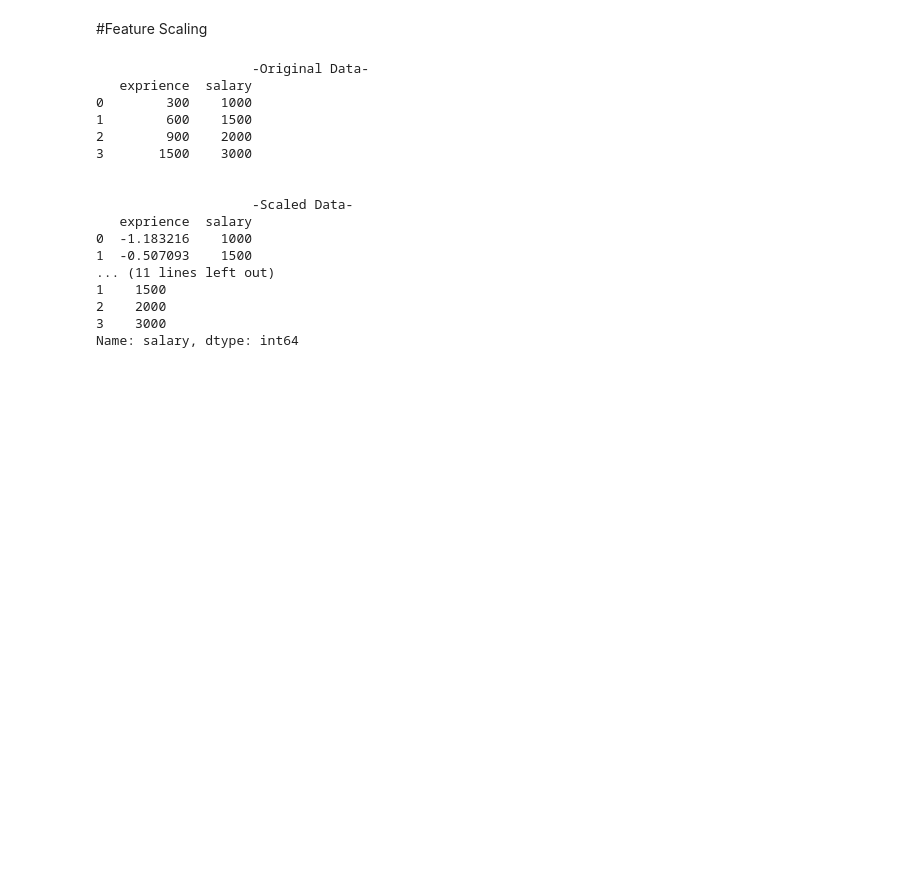
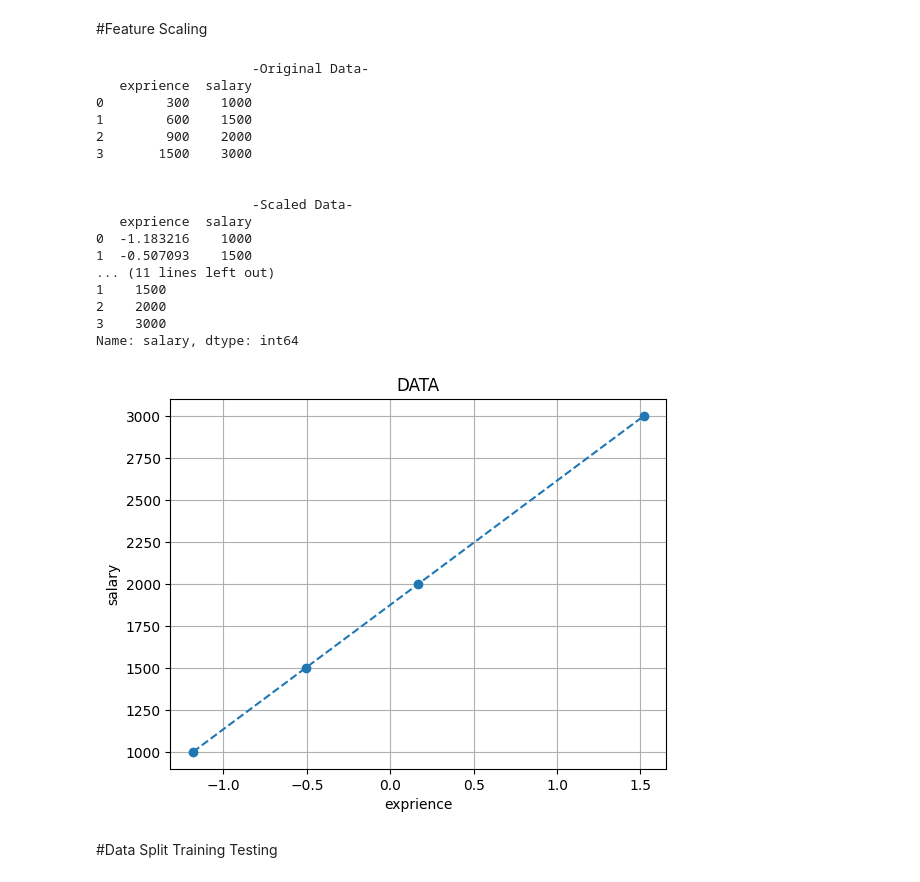
Before and after one commit to kunaldhabhai25-ctrl/Data-Science__45-Days, a Jupyter notebook: python(D-21).ipynb, the cells around one changed output. Cells and saved outputs as stored; diff of their text form; code cells hidden in the pictures; blank space fills up the shorter version.

```diff
--- a/python(D-21).ipynb
+++ b/python(D-21).ipynb
@@ -1,6 +1,7 @@
 # %% [markdown]
 #Feature Scaling
 # %%
+from matplotlib.lines import lineStyles
 import numpy as np
 import pandas as pd
 import matplotlib.pyplot as plt
@@ -17,30 +18,40 @@ print('\n')
 #standard scaler
 scaler = StandardScaler()
 df["exprience"] = scaler.fit_transform(df[["exprience"]])
 print("                    -Scaled Data-                    ")
 print(df)
 print('\n')
 #split data
 X = df['exprience']
 Y = df['salary']
 print("                    -Split Data-                    ")
 print(X)
 print(Y)
+print('\n')
+plt.plot(X,Y,linestyle ='--',marker = "o")
+plt.xlabel("exprience")
+plt.ylabel("salary")
+plt.title("DATA")
+plt.grid()
+plt.show()
 # %% [output]
                     -Original Data-
    exprience  salary
 0        300    1000
 1        600    1500
 2        900    2000
 3       1500    3000
 
 
                     -Scaled Data-
    exprience  salary
 0  -1.183216    1000
 1  -0.507093    1500
 ... (11 lines left out)
 1    1500
 2    2000
 3    3000
 Name: salary, dtype: int64
+[figure, added]
+# %% [markdown]
+#Data Split Training Testing
```
Also changed, not shown: parts of 1 cell of this notebook.
